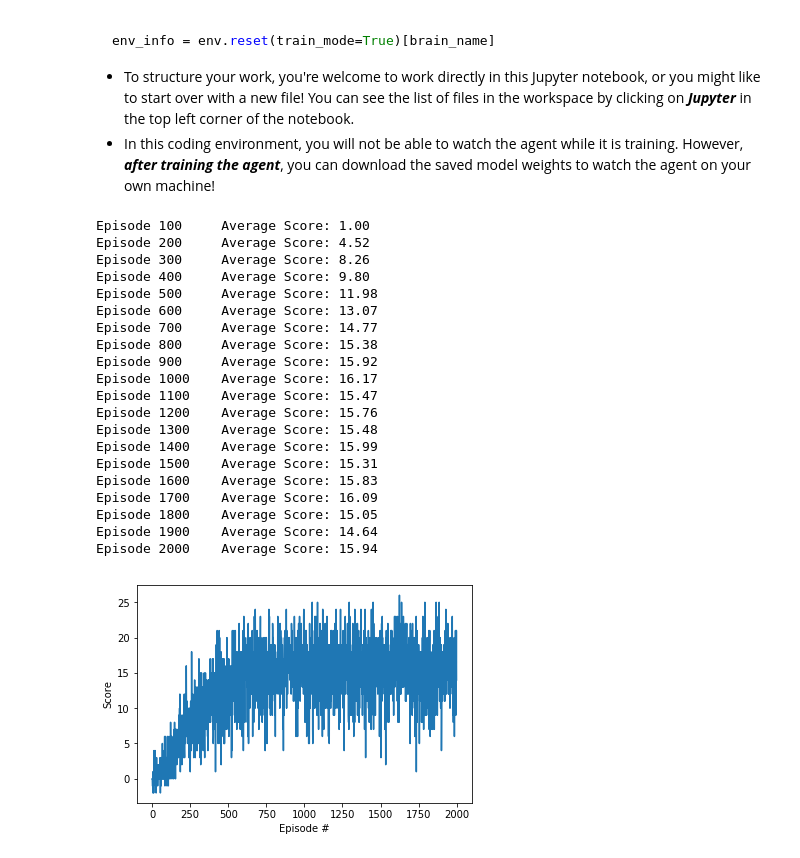
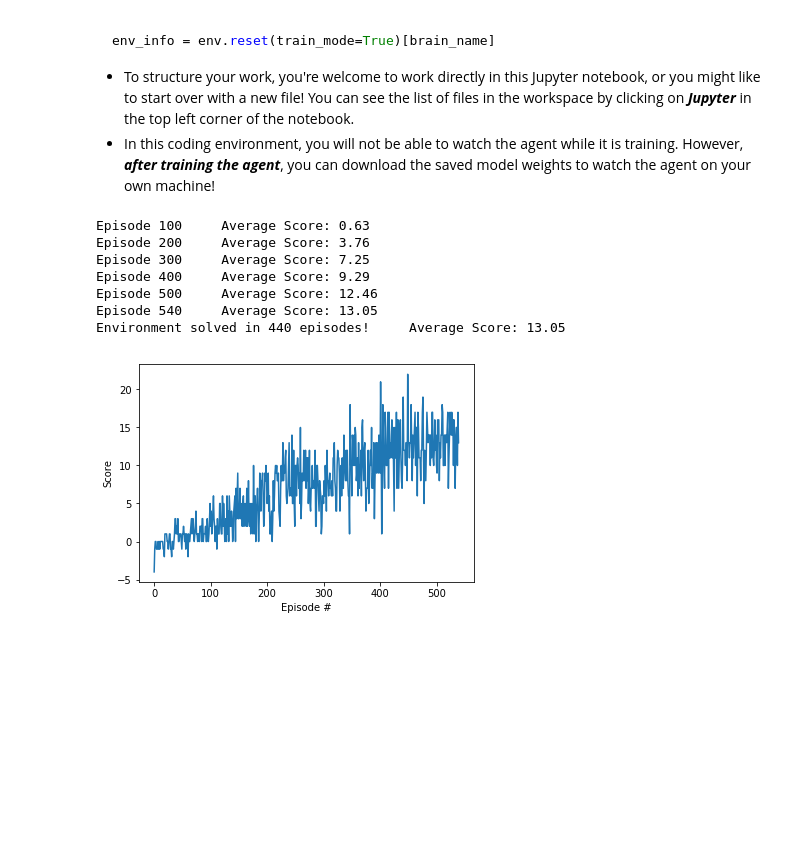
Before and after one commit to bkocis/DRLND_Pr_1_Navigation, a Jupyter notebook: Navigation.ipynb, the cells around one changed output. Drawn from its saved outputs; the diff is of its cells as text; code cells hidden in the pictures; blank space fills up the shorter version.

```diff
--- a/Navigation.ipynb
+++ b/Navigation.ipynb
@@ -175,55 +176,42 @@ def dqn(n_episodes=2000, max_t=1000, eps_start=1.0, eps_end=0.01, eps_decay=0.99
 
             agent.step(state, action, reward, next_state, done)
 
             state = next_state
             score += reward
             if done:
                 break
         scores_window.append(score)       # save most recent score
         scores.append(score)              # save most recent score
         eps = max(eps_end, eps_decay*eps) # decrease epsilon
 
         print('\rEpisode {}\tAverage Score: {:.2f}'.format(i_episode, np.mean(scores_window)), end="")
         if i_episode % 100 == 0:
             print('\rEpisode {}\tAverage Score: {:.2f}'.format(i_episode, np.mean(scores_window)))
-        if np.mean(scores_window)>=200.0:
+        if np.mean(scores_window)>=13.0:
             print('\nEnvironment solved in {:d} episodes!\tAverage Score: {:.2f}'.format(i_episode-100, np.mean(scores_window)))
-            torch.save(agent.qnetwork_local.state_dict(), 'checkpoint.pth')
+            torch.save(agent.qnetwork_local.state_dict(), 'initial_checkpoint.pth')
             break
 
     return scores
 
 
 scores = dqn()
 
 # plot the scores
 fig = plt.figure()
 ax = fig.add_subplot(111)
 plt.plot(np.arange(len(scores)), scores)
 plt.ylabel('Score')
 plt.xlabel('Episode #')
 plt.show()
 # %% [output]
-Episode 100     Average Score: 1.00
-Episode 200     Average Score: 4.52
-Episode 300     Average Score: 8.26
-Episode 400     Average Score: 9.80
-Episode 500     Average Score: 11.98
-Episode 600     Average Score: 13.07
-Episode 700     Average Score: 14.77
-Episode 800     Average Score: 15.38
-Episode 900     Average Score: 15.92
-Episode 1000    Average Score: 16.17
-Episode 1100    Average Score: 15.47
-Episode 1200    Average Score: 15.76
-Episode 1300    Average Score: 15.48
-Episode 1400    Average Score: 15.99
-Episode 1500    Average Score: 15.31
-Episode 1600    Average Score: 15.83
-Episode 1700    Average Score: 16.09
-Episode 1800    Average Score: 15.05
-Episode 1900    Average Score: 14.64
-Episode 2000    Average Score: 15.94
+Episode 100     Average Score: 0.63
+Episode 200     Average Score: 3.76
+Episode 300     Average Score: 7.25
+Episode 400     Average Score: 9.29
+Episode 500     Average Score: 12.46
+Episode 540     Average Score: 13.05
+Environment solved in 440 episodes!     Average Score: 13.05
-[figure, old version]
+[figure, new version]
 # %%
 env.close()
```
Also changed, not shown: parts of 1 cell of this notebook.
